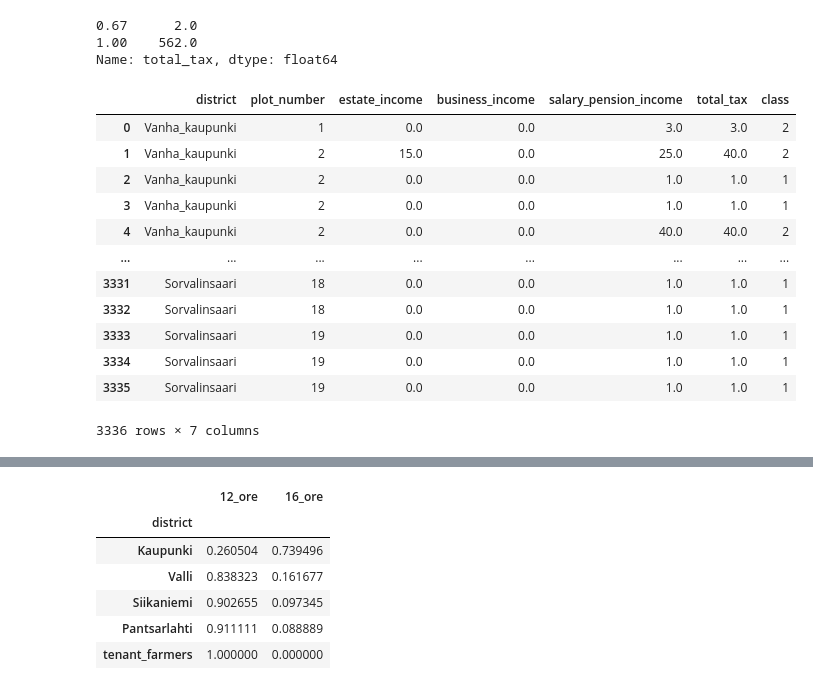
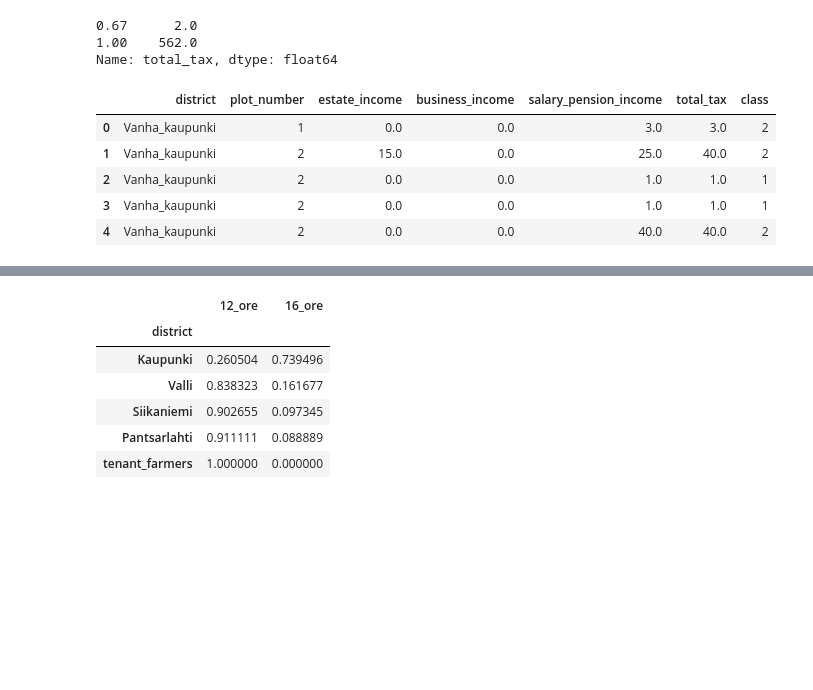
Before and after one commit to AnttiHaerkoenen/spatial_segregation, a Jupyter notebook: notebooks/building_material_1640-1880.ipynb, the cells around one changed output, grey strips where cells are left out. Drawn from its saved outputs; the diff is of its cells as text; code cells hidden in the pictures; blank space fills up the shorter version.

```diff
--- a/notebooks/building_material_1640-1880.ipynb
+++ b/notebooks/building_material_1640-1880.ipynb
@@ -34,27 +34,20 @@ Name: total_tax, dtype: float64
 # %%
 classes = pd.cut(
     income_1880.total_tax,
     bins=[0] + list(breaks),
     labels=[1, 2],
 )
 income_1880['class'] = classes
 income_1880.loc[0:518, 'district'] = 'Vanha_kaupunki'
 income_1880.loc[675:708, 'district'] = 'Vallin_laajennus'
-income_1880
+income_1880.head()
 # %% [output]
 |  | district | plot_number | estate_income | business_income | salary_pension_income | total_tax | class |
 | 0 | Vanha_kaupunki | 1 | 0.0 | 0.0 | 3.0 | 3.0 | 2 |
 | 1 | Vanha_kaupunki | 2 | 15.0 | 0.0 | 25.0 | 40.0 | 2 |
 | 2 | Vanha_kaupunki | 2 | 0.0 | 0.0 | 1.0 | 1.0 | 1 |
 | 3 | Vanha_kaupunki | 2 | 0.0 | 0.0 | 1.0 | 1.0 | 1 |
 | 4 | Vanha_kaupunki | 2 | 0.0 | 0.0 | 40.0 | 40.0 | 2 |
-| ... | ... | ... | ... | ... | ... | ... | ... |
-| 3331 | Sorvalinsaari | 18 | 0.0 | 0.0 | 1.0 | 1.0 | 1 |
-| 3332 | Sorvalinsaari | 18 | 0.0 | 0.0 | 1.0 | 1.0 | 1 |
-| 3333 | Sorvalinsaari | 19 | 0.0 | 0.0 | 1.0 | 1.0 | 1 |
-| 3334 | Sorvalinsaari | 19 | 0.0 | 0.0 | 1.0 | 1.0 | 1 |
-| 3335 | Sorvalinsaari | 19 | 0.0 | 0.0 | 1.0 | 1.0 | 1 |
-3336 rows × 7 columns
 # %%
 cross = income_1880[["district", "class", "plot_number"]].groupby(["district", "class"]).count()
 cross.rename(columns={'plot_number': 'count'}, inplace=True)
```
Also changed, not shown: parts of 13 cells of this notebook.
